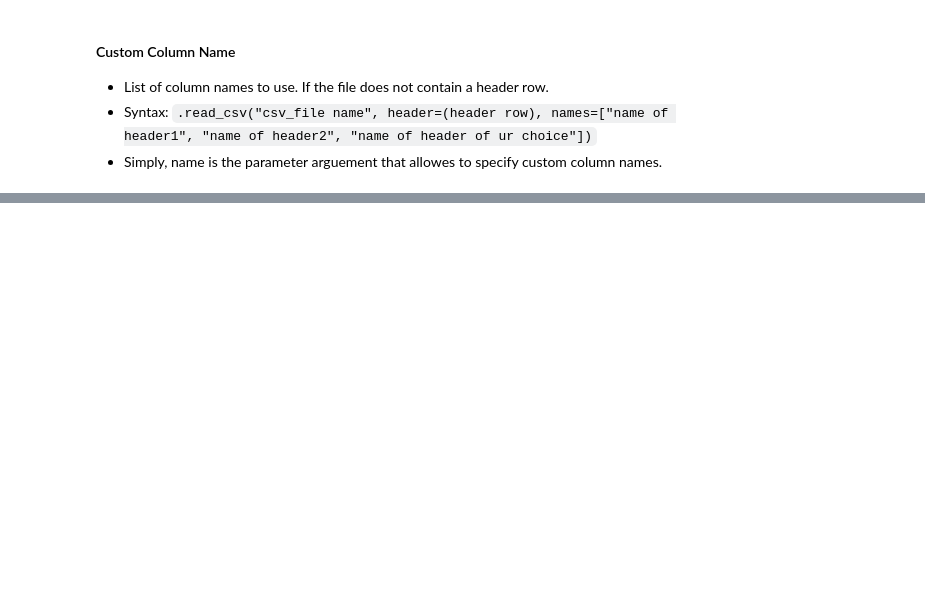
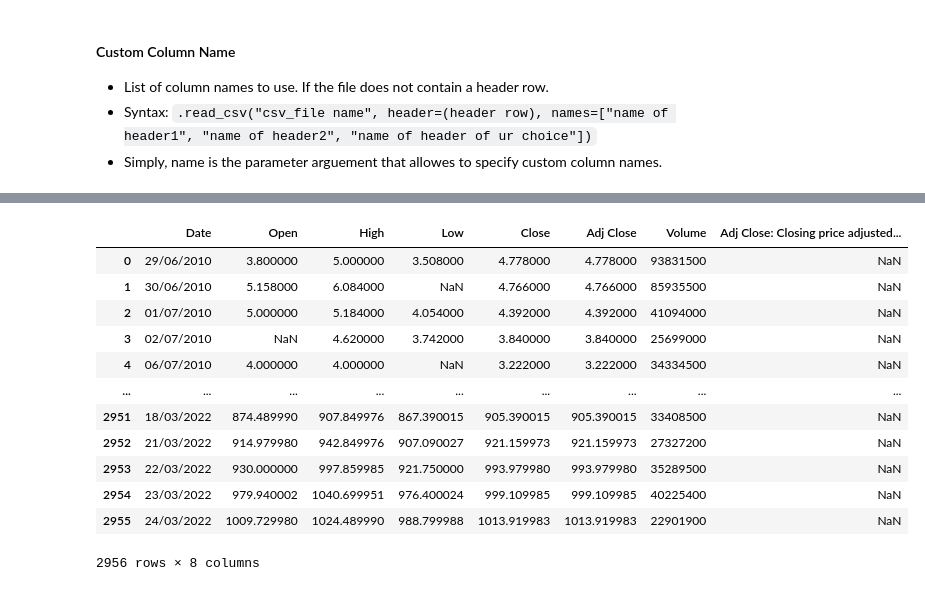
Before and after one commit to MoeedKhan-AMK/Pandas, a Jupyter notebook: Chapter2_Read_Write_excel_csv_files/program.ipynb, the cells around one changed output, grey strips where cells are left out. Cells and saved outputs as stored; diff of their text form; code cells hidden in the pictures; blank space fills up the shorter version.

```diff
--- a/Chapter2_Read_Write_excel_csv_files/program.ipynb
+++ b/Chapter2_Read_Write_excel_csv_files/program.ipynb
@@ -105,0 +133,17 @@ df_nrows_skiprows_combo
+# %%
+df_na_values_list = pd.read_csv('TSLA.csv', na_values=['no value', -2, 'not available'])
+df_na_values_list
+# %% [output]
+|  | Date | Open | High | Low | Close | Adj Close | Volume | Adj Close: Closing price adjusted... |
+| 0 | 29/06/2010 | 3.800000 | 5.000000 | 3.508000 | 4.778000 | 4.778000 | 93831500 | NaN |
+| 1 | 30/06/2010 | 5.158000 | 6.084000 | NaN | 4.766000 | 4.766000 | 85935500 | NaN |
+| 2 | 01/07/2010 | 5.000000 | 5.184000 | 4.054000 | 4.392000 | 4.392000 | 41094000 | NaN |
+| 3 | 02/07/2010 | NaN | 4.620000 | 3.742000 | 3.840000 | 3.840000 | 25699000 | NaN |
+| 4 | 06/07/2010 | 4.000000 | 4.000000 | NaN | 3.222000 | 3.222000 | 34334500 | NaN |
+| ... | ... | ... | ... | ... | ... | ... | ... | ... |
+| 2951 | 18/03/2022 | 874.489990 | 907.849976 | 867.390015 | 905.390015 | 905.390015 | 33408500 | NaN |
+| 2952 | 21/03/2022 | 914.979980 | 942.849976 | 907.090027 | 921.159973 | 921.159973 | 27327200 | NaN |
+| 2953 | 22/03/2022 | 930.000000 | 997.859985 | 921.750000 | 993.979980 | 993.979980 | 35289500 | NaN |
+| 2954 | 23/03/2022 | 979.940002 | 1040.699951 | 976.400024 | 999.109985 | 999.109985 | 40225400 | NaN |
+| 2955 | 24/03/2022 | 1009.729980 | 1024.489990 | 988.799988 | 1013.919983 | 1013.919983 | 22901900 | NaN |
+2956 rows × 8 columns
```
Also changed, not shown: parts of 9 cells of this notebook, 1 other file.
